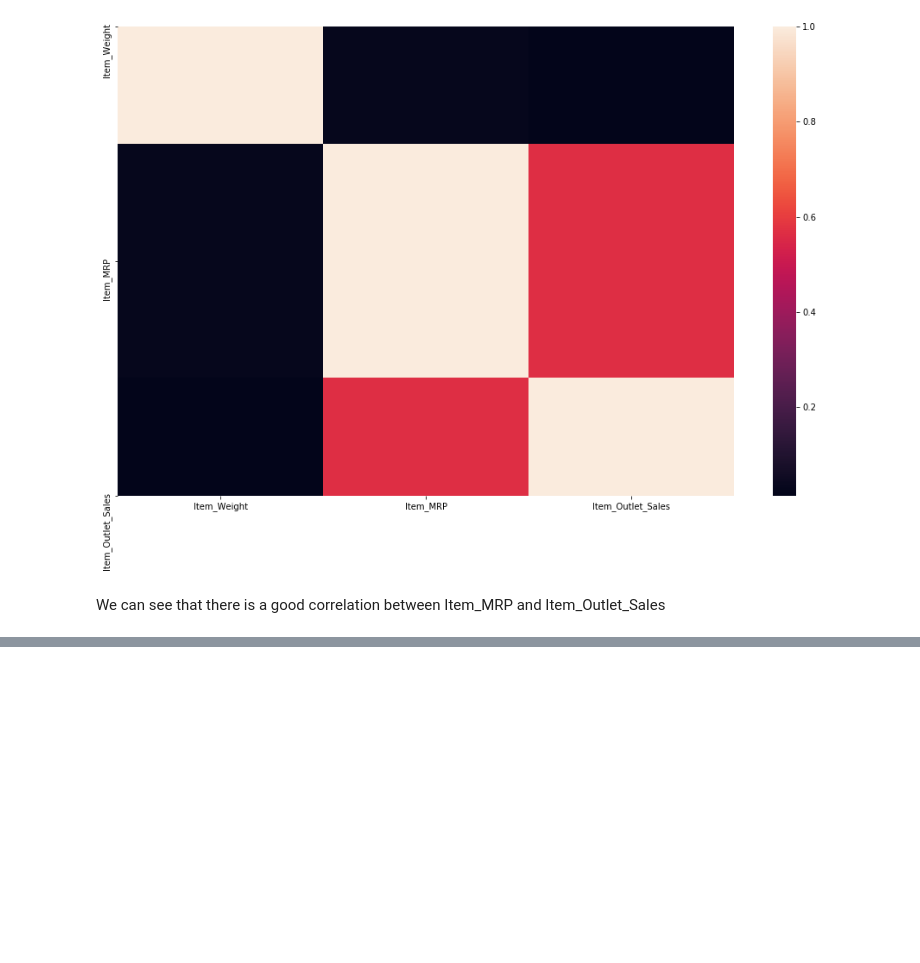
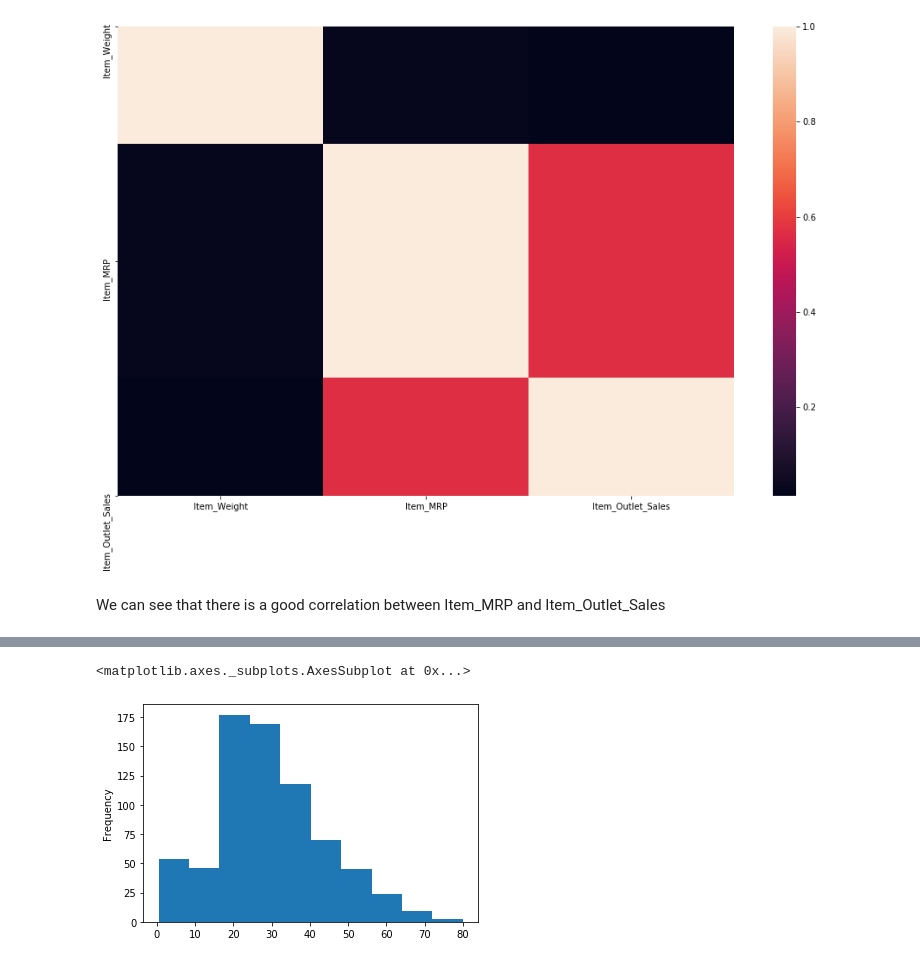
Before and after one commit to sntshred/DataScience, a Jupyter notebook: Operators.ipynb, the cells around one changed output, grey strips where cells are left out. Cells and saved outputs as stored; diff of their text form; code cells hidden in the pictures; blank space fills up the shorter version.

```diff
--- a/Operators.ipynb
+++ b/Operators.ipynb
@@ -1475,0 +1640,2 @@ We can see that there is a good correlation between Item_MRP and Item_Outlet_Sal
+# %%
+file = pd.read_csv('./iris/train.csv')
@@ -1475,0 +1694,7 @@ We can see that there is a good correlation between Item_MRP and Item_Outlet_Sal
+# %%
+# plotting a histogram of the age variable
+
+file['Age'].plot.hist()
+# %% [output]
+<matplotlib.axes._subplots.AxesSubplot at 0x...>
+[figure, added]
```
Also changed, not shown: parts of 33 cells of this notebook, 3 other files.
